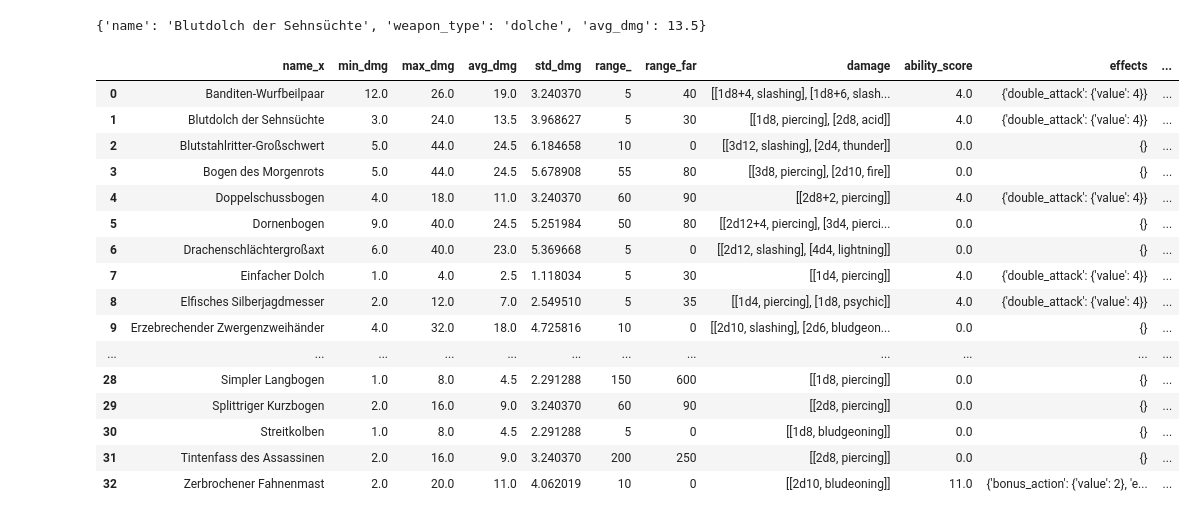
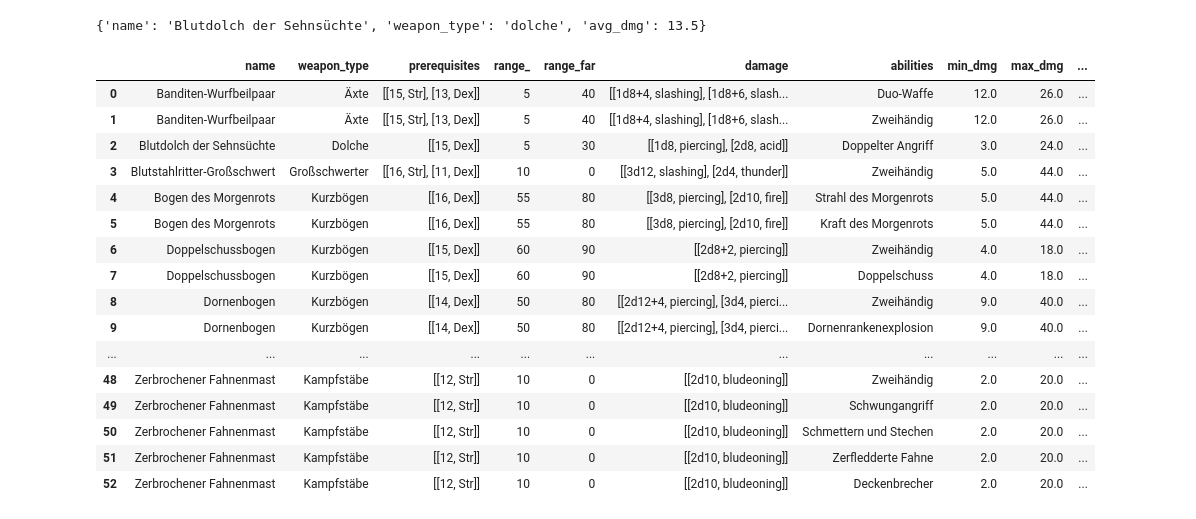
Before and after one commit to Zetsuboushii/Vastlands-Exploration, a Jupyter notebook: weapon_metric_pipeline.ipynb, the cells around one changed output. Drawn from its saved outputs; the diff is of its cells as text; code cells hidden in the pictures.

Commit message:
rebuilding metric

```diff
--- a/weapon_metric_pipeline.ipynb
+++ b/weapon_metric_pipeline.ipynb
@@ -240,80 +240,55 @@ effect_patterns = {
 def extract_effects(description):
     """
     Extracts ability effects and stores them in a structured dictionary.
     """
     effects = {}
     for effect, data in effect_patterns.items():
         match = re.search(data["pattern"], description, re.IGNORECASE) if isinstance(description, str) else None
         if match:
             effect_data = {"value": data["value"]}
-
-            # Extract additional information if available
             for attr, regex in data.items():
                 if attr != "pattern" and attr != "value":
                     extra_match = re.search(regex, description)
                     if extra_match:
                         effect_data[attr] = int(extra_match.group(1)) if extra_match.group(
                             1).isdigit() else extra_match.group(1)
 
             effects[effect] = effect_data
     return effects
 
 
+def apply_effect_impact(row: pd.Series):
+    return row
+
+
 # Apply function to extract structured effects
 weapon_abilities_df["effects"] = weapon_abilities_df["description"].apply(
     lambda x: extract_effects(x) if isinstance(x, str) else {})
 
-# Compute ability score based on extracted effects
-weapon_abilities_df["ability_score"] = weapon_abilities_df["effects"].apply(
-    lambda x: sum(effect["value"] for effect in x.values()))
+weapon_abilities_df.rename(columns={"name": "effect_name"}, inplace=True)
 
-### STEP 4: Merge Weapons with Their Abilities ###
-# Explode weapon abilities for proper mapping
 weapons_exploded = weapons_df.explode("abilities")
-
-# Merge with abilities
 merged_df = weapons_exploded.merge(
-    weapon_abilities_df[["name", "effects", "ability_score"]],
-    left_on="abilities", right_on="name", how="left"
-).drop(columns=["name_y"])
-
-# Re-aggregate weapons after merging abilities
-merged_df = merged_df.groupby(["name_x"], as_index=False).agg({
-    "min_dmg": "first",
-    "max_dmg": "first",
-    "avg_dmg": "first",
-    "std_dmg": "first",
-    "range_": "first",
-    "range_far": "first",
-    "damage": "first",
-    "ability_score": "sum",
-    "effects": lambda x: {k: v for d in x.dropna() for k, v in d.items()}
-})
-
-# Compute strength metric
-merged_df["strength_metric"] = (
-        merged_df["avg_dmg"] +
-        merged_df["range_"] / 5 * 0.2 +
-        (merged_df["range_far"] / 5) ** 1 / 2 * 0.2 +
-        merged_df["ability_score"]
-)
+    weapon_abilities_df[["effect_name", "effects"]],
+    left_on="abilities", right_on="effect_name", how="left"
+).drop("effect_name", axis=1)
 
 merged_df
 # %% [output]
-|  | name_x | min_dmg | max_dmg | avg_dmg | std_dmg | range_ | range_far | damage | ability_score | effects | ... |
-| 0 | Banditen-Wurfbeilpaar | 12.0 | 26.0 | 19.0 | 3.240370 | 5 | 40 | [[1d8+4, slashing], [1d8+6, slash... | 4.0 | {'double_attack': {'value': 4}} | ... |
-| 1 | Blutdolch der Sehnsüchte | 3.0 | 24.0 | 13.5 | 3.968627 | 5 | 30 | [[1d8, piercing], [2d8, acid]] | 4.0 | {'double_attack': {'value': 4}} | ... |
-| 2 | Blutstahlritter-Großschwert | 5.0 | 44.0 | 24.5 | 6.184658 | 10 | 0 | [[3d12, slashing], [2d4, thunder]] | 0.0 | {} | ... |
-| 3 | Bogen des Morgenrots | 5.0 | 44.0 | 24.5 | 5.678908 | 55 | 80 | [[3d8, piercing], [2d10, fire]] | 0.0 | {} | ... |
-| 4 | Doppelschussbogen | 4.0 | 18.0 | 11.0 | 3.240370 | 60 | 90 | [[2d8+2, piercing]] | 4.0 | {'double_attack': {'value': 4}} | ... |
-| 5 | Dornenbogen | 9.0 | 40.0 | 24.5 | 5.251984 | 50 | 80 | [[2d12+4, piercing], [3d4, pierci... | 0.0 | {} | ... |
-| 6 | Drachenschlächtergroßaxt | 6.0 | 40.0 | 23.0 | 5.369668 | 5 | 0 | [[2d12, slashing], [4d4, lightning]] | 0.0 | {} | ... |
-| 7 | Einfacher Dolch | 1.0 | 4.0 | 2.5 | 1.118034 | 5 | 30 | [[1d4, piercing]] | 4.0 | {'double_attack': {'value': 4}} | ... |
-| 8 | Elfisches Silberjagdmesser | 2.0 | 12.0 | 7.0 | 2.549510 | 5 | 35 | [[1d4, piercing], [1d8, psychic]] | 4.0 | {'double_attack': {'value': 4}} | ... |
-| 9 | Erzebrechender Zwergenzweihänder | 4.0 | 32.0 | 18.0 | 4.725816 | 10 | 0 | [[2d10, slashing], [2d6, bludgeon... | 0.0 | {} | ... |
-| ... | ... | ... | ... | ... | ... | ... | ... | ... | ... | ... | ... |
-| 28 | Simpler Langbogen | 1.0 | 8.0 | 4.5 | 2.291288 | 150 | 600 | [[1d8, piercing]] | 0.0 | {} | ... |
-| 29 | Splittriger Kurzbogen | 2.0 | 16.0 | 9.0 | 3.240370 | 60 | 90 | [[2d8, piercing]] | 0.0 | {} | ... |
-| 30 | Streitkolben | 1.0 | 8.0 | 4.5 | 2.291288 | 5 | 0 | [[1d8, bludgeoning]] | 0.0 | {} | ... |
-| 31 | Tintenfass des Assassinen | 2.0 | 16.0 | 9.0 | 3.240370 | 200 | 250 | [[2d8, piercing]] | 0.0 | {} | ... |
-| 32 | Zerbrochener Fahnenmast | 2.0 | 20.0 | 11.0 | 4.062019 | 10 | 0 | [[2d10, bludeoning]] | 11.0 | {'bonus_action': {'value': 2}, 'e... | ... |
+|  | name | weapon_type | prerequisites | range_ | range_far | damage | abilities | min_dmg | max_dmg | ... |
+| 0 | Banditen-Wurfbeilpaar | Äxte | [[15, Str], [13, Dex]] | 5 | 40 | [[1d8+4, slashing], [1d8+6, slash... | Duo-Waffe | 12.0 | 26.0 | ... |
+| 1 | Banditen-Wurfbeilpaar | Äxte | [[15, Str], [13, Dex]] | 5 | 40 | [[1d8+4, slashing], [1d8+6, slash... | Zweihändig | 12.0 | 26.0 | ... |
+| 2 | Blutdolch der Sehnsüchte | Dolche | [[15, Dex]] | 5 | 30 | [[1d8, piercing], [2d8, acid]] | Doppelter Angriff | 3.0 | 24.0 | ... |
+| 3 | Blutstahlritter-Großschwert | Großschwerter | [[16, Str], [11, Dex]] | 10 | 0 | [[3d12, slashing], [2d4, thunder]] | Zweihändig | 5.0 | 44.0 | ... |
+| 4 | Bogen des Morgenrots | Kurzbögen | [[16, Dex]] | 55 | 80 | [[3d8, piercing], [2d10, fire]] | Strahl des Morgenrots | 5.0 | 44.0 | ... |
+| 5 | Bogen des Morgenrots | Kurzbögen | [[16, Dex]] | 55 | 80 | [[3d8, piercing], [2d10, fire]] | Kraft des Morgenrots | 5.0 | 44.0 | ... |
+| 6 | Doppelschussbogen | Kurzbögen | [[15, Dex]] | 60 | 90 | [[2d8+2, piercing]] | Zweihändig | 4.0 | 18.0 | ... |
+| 7 | Doppelschussbogen | Kurzbögen | [[15, Dex]] | 60 | 90 | [[2d8+2, piercing]] | Doppelschuss | 4.0 | 18.0 | ... |
+| 8 | Dornenbogen | Kurzbögen | [[14, Dex]] | 50 | 80 | [[2d12+4, piercing], [3d4, pierci... | Zweihändig | 9.0 | 40.0 | ... |
+| 9 | Dornenbogen | Kurzbögen | [[14, Dex]] | 50 | 80 | [[2d12+4, piercing], [3d4, pierci... | Dornenrankenexplosion | 9.0 | 40.0 | ... |
+| ... | ... | ... | ... | ... | ... | ... | ... | ... | ... | ... |
+| 48 | Zerbrochener Fahnenmast | Kampfstäbe | [[12, Str]] | 10 | 0 | [[2d10, bludeoning]] | Zweihändig | 2.0 | 20.0 | ... |
+| 49 | Zerbrochener Fahnenmast | Kampfstäbe | [[12, Str]] | 10 | 0 | [[2d10, bludeoning]] | Schwungangriff | 2.0 | 20.0 | ... |
+| 50 | Zerbrochener Fahnenmast | Kampfstäbe | [[12, Str]] | 10 | 0 | [[2d10, bludeoning]] | Schmettern und Stechen | 2.0 | 20.0 | ... |
+| 51 | Zerbrochener Fahnenmast | Kampfstäbe | [[12, Str]] | 10 | 0 | [[2d10, bludeoning]] | Zerfledderte Fahne | 2.0 | 20.0 | ... |
+| 52 | Zerbrochener Fahnenmast | Kampfstäbe | [[12, Str]] | 10 | 0 | [[2d10, bludeoning]] | Deckenbrecher | 2.0 | 20.0 | ... |
```
Also changed, not shown: parts of 1 cell of this notebook.
